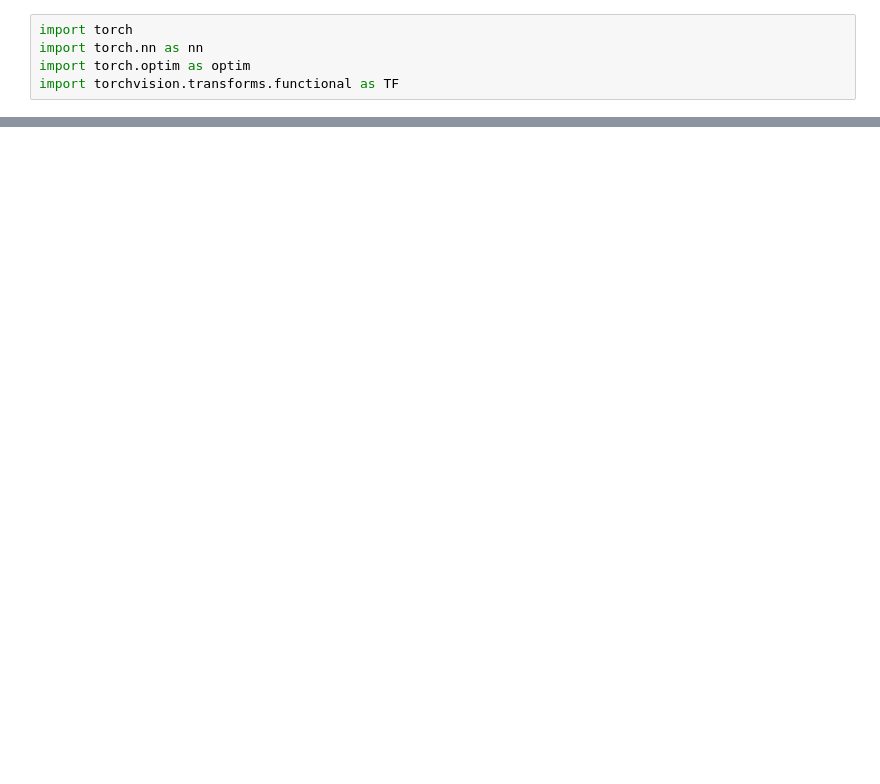
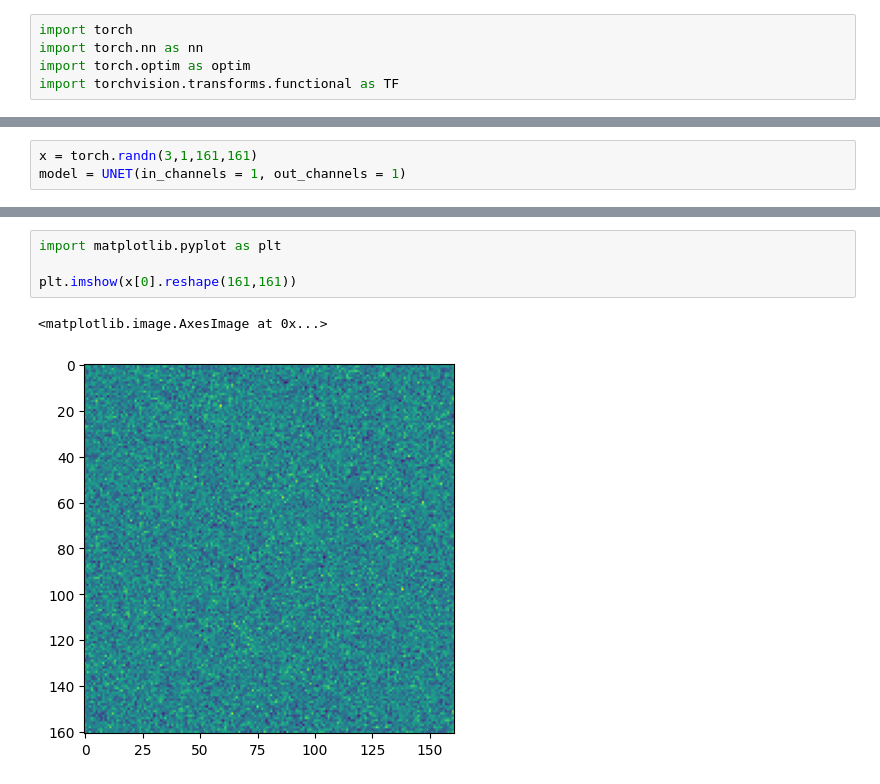
Before and after one commit to sandeshshrestha45/UNet, a Jupyter notebook: UNet.ipynb, the cells around one changed output, grey strips where cells are left out. Saved outputs shown, nothing was run; the diff lists cells and outputs as text; blank space fills up the shorter version.

Commit message:
UNET implementation from scratch

```diff
--- a/UNet.ipynb
+++ b/UNet.ipynb
@@ -66,2 +75,5 @@ class UNET(nn.Module):
 
         return self.final_conv(x)
+# %%
+x = torch.randn(3,1,161,161)
+model = UNET(in_channels = 1, out_channels = 1)
@@ -67,0 +100,7 @@ class UNET(nn.Module):
+# %%
+import matplotlib.pyplot as plt
+
+plt.imshow(x[0].reshape(161,161))
+# %% [output]
+<matplotlib.image.AxesImage at 0x...>
+[figure, added]
```
Also changed, not shown: parts of 9 cells of this notebook.
